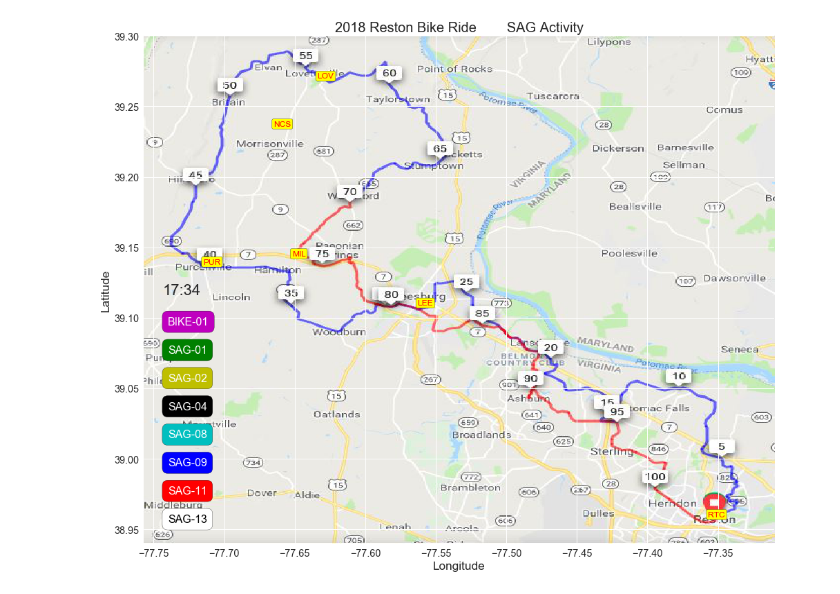
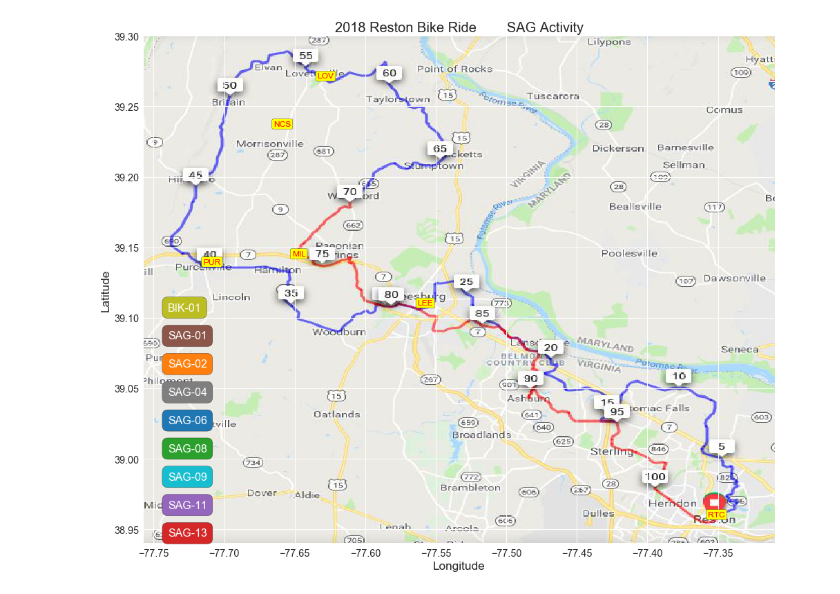
Before and after one commit to PC-LoadLetter/Notebooks, a Jupyter notebook: 20180826_RBC/SAGs.ipynb, the cells around one changed output. Drawn from its saved outputs; the diff is of its cells as text; code cells hidden in the pictures.

Commit message:
Added KD4MAX-6 as SAG-6
  - Cleaned up data
  - Cleaned up code
  - Updated color
  - Added KD4MAX-6 as SAG-6

```diff
--- a/20180826_RBC/SAGs.ipynb
+++ b/20180826_RBC/SAGs.ipynb
@@ -29,8 +29,7 @@ import matplotlib.pyplot as plt
 from scipy.misc import imread
 import matplotlib.cbook as cbook
 
-df2 = df#.loc[df['altitude'].notnull()]
-# df2 = df[df['Unit'] == 'RBCSAG-01']
+df2 = pd.read_csv(r'aprsdata.csv')
 
 x = df2['lng']
 y = df2['lat']
@@ -79,6 +78,8 @@ plt.show()
 plt.close('all')
 anim_data = pd.read_csv(r'.\animationdata.csv')
 
+import numpy as np
+from scipy.misc import imread
 import seaborn as sns
 from matplotlib import gridspec
 from matplotlib import animation
@@ -105,39 +106,39 @@ lons = [39.138259,39.109,39.27,39.144,39.236,38.959]
 
 for i,j,s in zip(names,lats,lons):
     ax1.annotate(i, xy=(j, s), color='red', fontsize=12,
                  bbox=dict(boxstyle='round,pad=0.2', fc='yellow'))
 
-legx, legy = -77.74,39.095
+legx, legy = -77.74,39.105
 for key,value in sorted(df2.groupby(by='unit2')['c'].max().to_dict().items()):
     color = 'w'
     if value == 'w':
         color = 'k'
     ax1.annotate(key, xy=(legx,legy), color=color, fontsize=16,
                 bbox=dict(boxstyle='round,pad=0.5', fc=value))
     legy -= .02
 ax1.set_title('2018 Reston Bike Ride        SAG Activity', fontsize=20)
 ax1.set_xlabel('Longitude')
 ax1.set_ylabel('Latitude')
-scat = ax1.scatter([], [], s=350, edgecolors='k')#, alpha=0.4)
-date_text = ax1.text(0.03, 0.49, '', transform=ax1.transAxes, fontsize=22)
+scat = ax1.scatter([], [], s=500, edgecolors='k')#, alpha=0.4)
+date_text = ax1.text(0.03, 0.50, '', transform=ax1.transAxes, fontsize=22)
 
 def init():
     scat.set_offsets([])
     return scat
 
 def animate(i):
-    timestamp = anim_data.time.unique()[i]
-    x = anim_data.loc[anim_data['time'] == timestamp, 'lng'].values
-    y = anim_data.loc[anim_data['time'] == timestamp, 'lat'].values
-    c = anim_data.loc[anim_data['time'] == anim_data.time.unique()[i], 'c']
+    timestamp = df2.time.unique()[i]
+    x = df2.loc[df2['time'] == timestamp, 'lng'].values
+    y = df2.loc[df2['time'] == timestamp, 'lat'].values
+    c = df2.loc[df2['time'] == timestamp, 'c']
     data = np.hstack((x[:,np.newaxis], y[:, np.newaxis]))
     scat.set_offsets(data)
     scat.set_color(c)
     date_text.set_text(pd.to_datetime(timestamp).strftime("%H:%M"))
     return scat
 
-anim = animation.FuncAnimation(fig, animate, init_func=init, frames=len(anim_data.time.unique()), interval=100, repeat=True)
+anim = animation.FuncAnimation(fig, animate, init_func=init, frames=len(df2.time.unique()), interval=100, repeat=True)
 anim.save('SAGprs.mp4', extra_args=['-vcodec', 'libx264'])
 plt.show()
 # %% [output]
-[figure, old version]
+[figure, new version]
```
Also changed, not shown: parts of 2 cells of this notebook, 4 other files.
